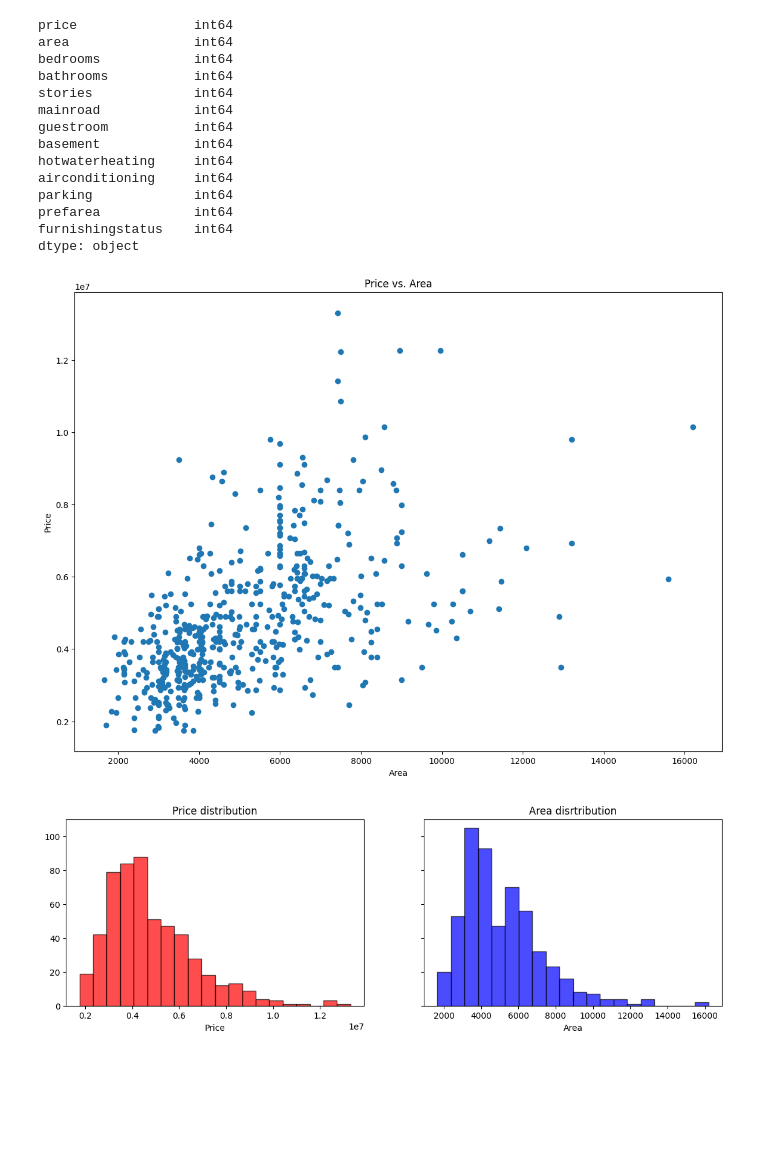
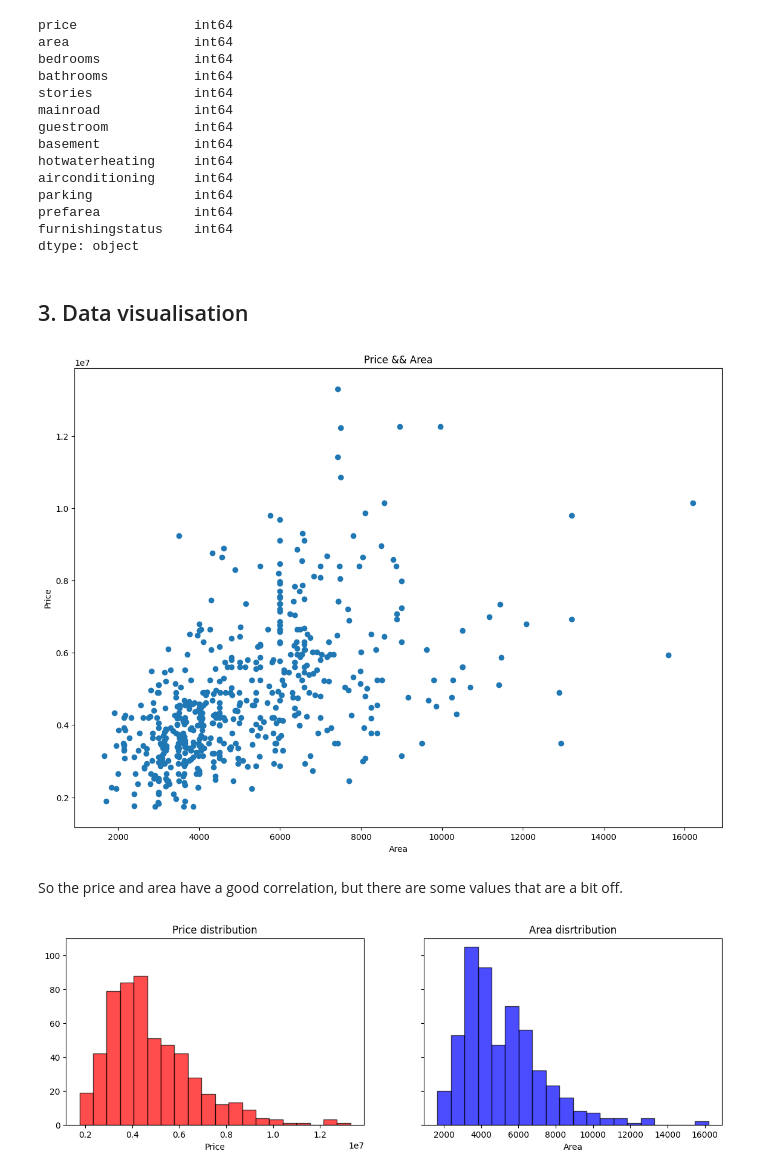
Before and after one commit to Pascal-Adrian/Sigmoid, a Jupyter notebook: InitialTask/TechTask.ipynb, the cells around one changed output. Drawn from its saved outputs; the diff is of its cells as text; code cells hidden in the pictures; blank space fills up the shorter version.

```diff
--- a/InitialTask/TechTask.ipynb
+++ b/InitialTask/TechTask.ipynb
@@ -158,13 +170,19 @@ parking             int64
 prefarea            int64
 furnishingstatus    int64
 dtype: object
-# %%
-plt.figure(figsize=(14, 10))
-plt.scatter(df['area'], df['price'])
-plt.title('Price vs. Area')
-plt.xlabel('Area')
-plt.ylabel('Price')
-plt.show()
-# %% [output]
-[figure, removed]
+# %% [markdown]
+## 3. Data visualisation
+# %%
+# Ploting the area and the price to see the correlation between them
+plt.figure(figsize=(14, 10))
+plt.scatter(df['area'], df['price'])
+plt.title('Price && Area')
+plt.xlabel('Area')
+plt.ylabel('Price')
+plt.show()
+# %% [output]
+[figure, added]
+# %% [markdown]
+So the price and area have a good correlation,
+but there are some values that are a bit off.
 # %%
```
Also changed, not shown: parts of 88 cells of this notebook.
